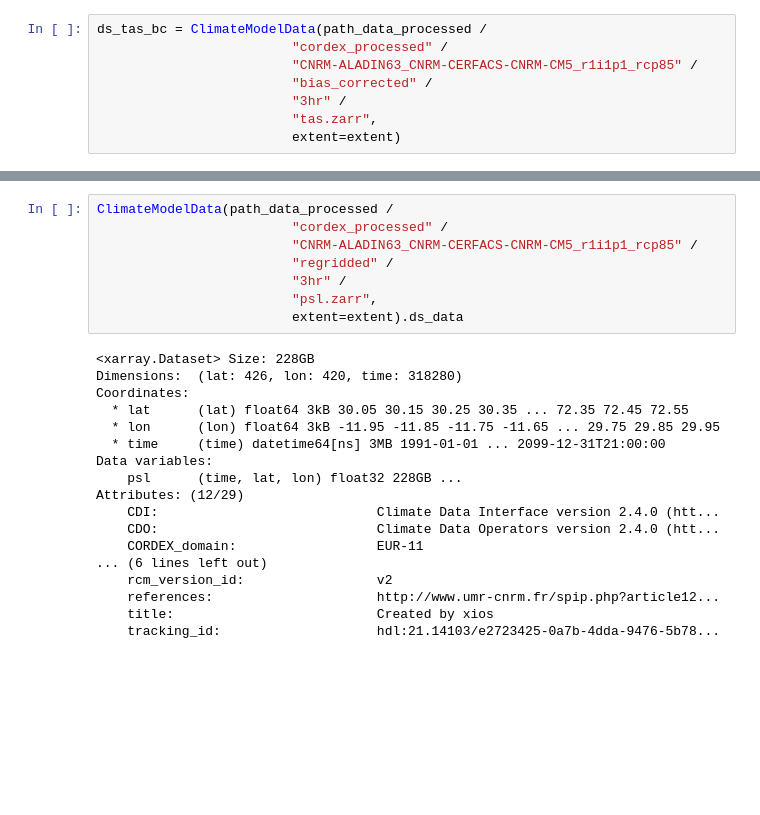
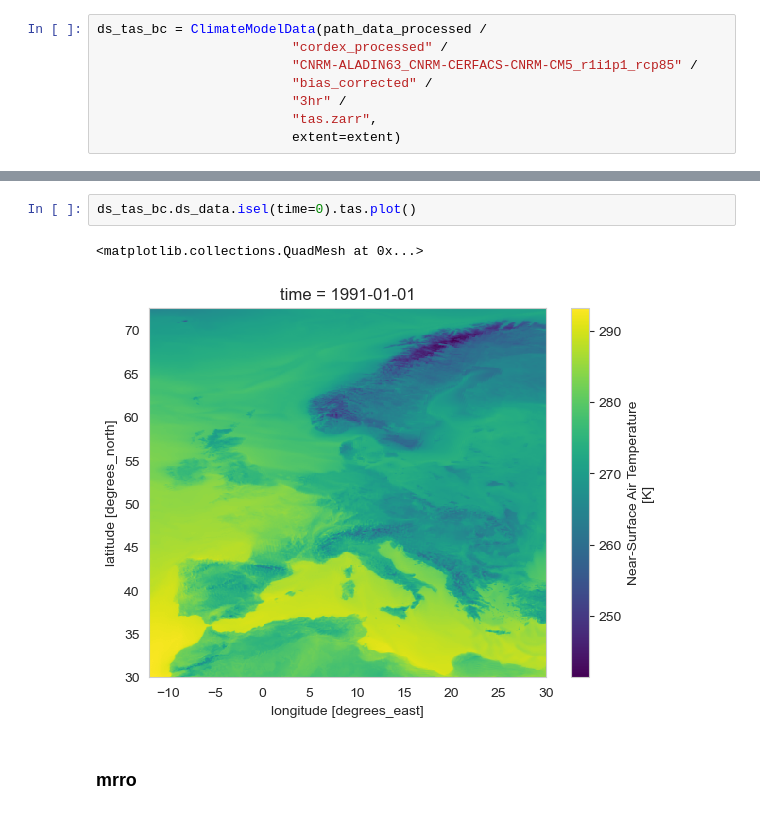
Before and after one commit to yasserhaddad/CORDEX2Energy, a Jupyter notebook: notebooks/pipeline_example.ipynb, the cells around one changed output, grey strips where cells are left out. Cells and saved outputs as stored; diff of their text form; blank space fills up the shorter version.

Commit message:
Process runoff and adjust bias correction accordingly

```diff
--- a/notebooks/pipeline_example.ipynb
+++ b/notebooks/pipeline_example.ipynb
@@ -996,26 +1013,7 @@ xr.open_dataset("/net/exo/landclim/yhaddad/clim2energy-ch/cerra_processed/q/q_3h
-# %%
-ClimateModelData(path_data_processed /
-                         "cordex_processed" /
-                         "CNRM-ALADIN63_CNRM-CERFACS-CNRM-CM5_r1i1p1_rcp85" /
-                         "regridded" /
-                         "3hr" /
-                         "psl.zarr",
-                         extent=extent).ds_data
-# %% [output]
-<xarray.Dataset> Size: 228GB
-Dimensions:  (lat: 426, lon: 420, time: 318280)
-Coordinates:
-  * lat      (lat) float64 3kB 30.05 30.15 30.25 30.35 ... 72.35 72.45 72.55
-  * lon      (lon) float64 3kB -11.95 -11.85 -11.75 -11.65 ... 29.75 29.85 29.95
-  * time     (time) datetime64[ns] 3MB 1991-01-01 ... 2099-12-31T21:00:00
-Data variables:
-    psl      (time, lat, lon) float32 228GB ...
-Attributes: (12/29)
-    CDI:                            Climate Data Interface version 2.4.0 (htt...
-    CDO:                            Climate Data Operators version 2.4.0 (htt...
-    CORDEX_domain:                  EUR-11
-... (6 lines left out)
-    rcm_version_id:                 v2
-    references:                     http://www.umr-cnrm.fr/spip.php?article12...
-    title:                          Created by xios
-    tracking_id:                    hdl:21.14103/e2723425-0a7b-4dda-9476-5b78...
+# %%
+ds_tas_bc.ds_data.isel(time=0).tas.plot()
+# %% [output]
+<matplotlib.collections.QuadMesh at 0x...>
+[figure, added]
+# %% [markdown]
+### mrro
```
Also changed, not shown: parts of 8 cells of this notebook, 15 other files.
